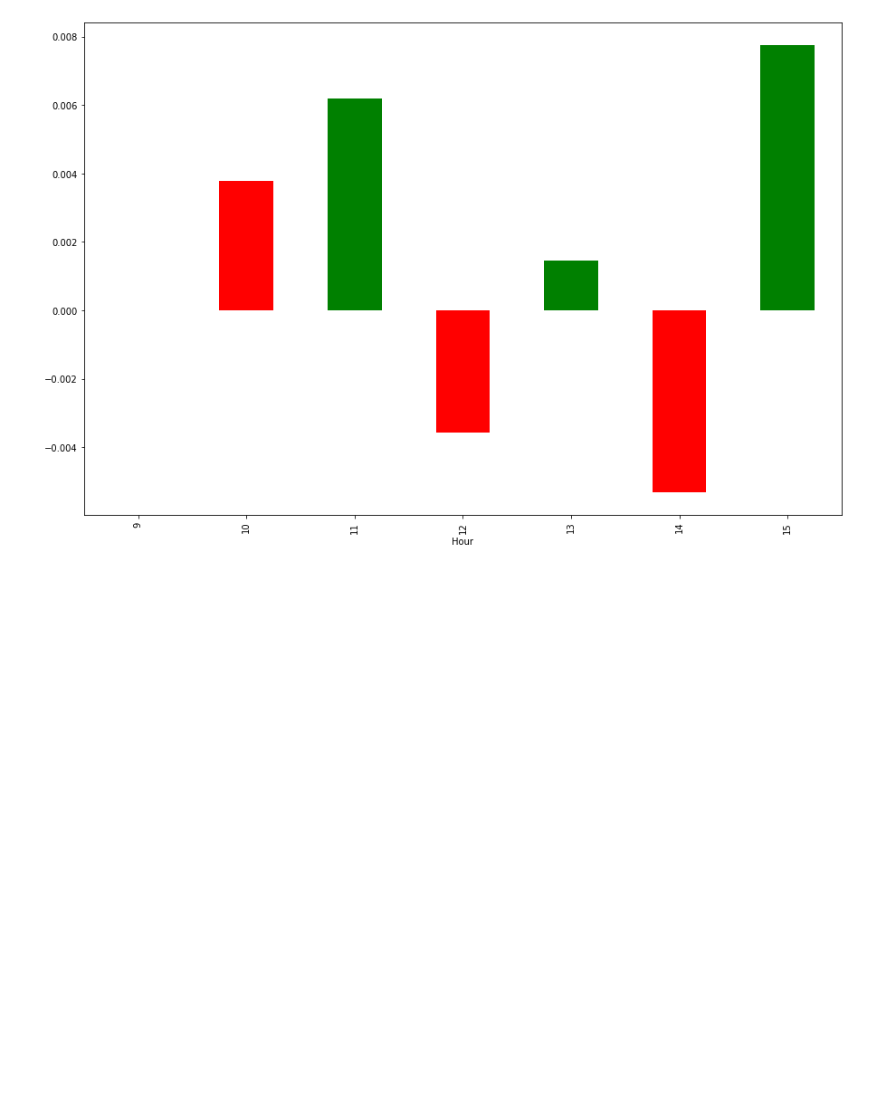
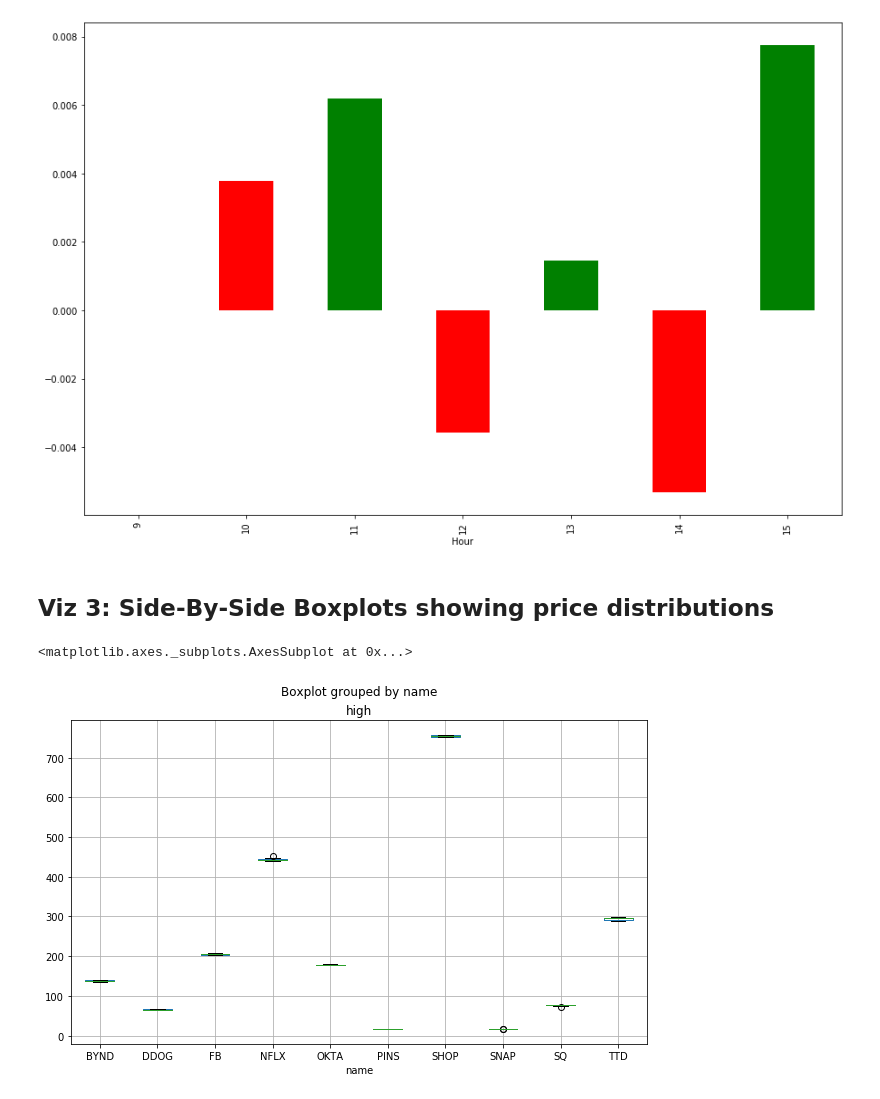
Before and after one commit to karin6543/AWS-Yahoo-Finance, a Jupyter notebook: Analysis.ipynb, the cells around one changed output. Drawn from its saved outputs; the diff is of its cells as text; code cells hidden in the pictures; blank space fills up the shorter version.

```diff
--- a/Analysis.ipynb
+++ b/Analysis.ipynb
@@ -44,3 +46,11 @@ dfg.groupby('Hour')['% change'].mean().plot(kind='bar',color=['g', 'r'])
 # %% [output]
 <matplotlib.axes._subplots.AxesSubplot at 0x...>
 [figure]
+# %% [markdown]
+## Viz 3: Side-By-Side Boxplots showing price distributions
+# %%
+
+df.boxplot(column='high',by='name',figsize=(10,6))
+# %% [output]
+<matplotlib.axes._subplots.AxesSubplot at 0x...>
+[figure, added]
```
Also changed, not shown: parts of 5 cells of this notebook.
